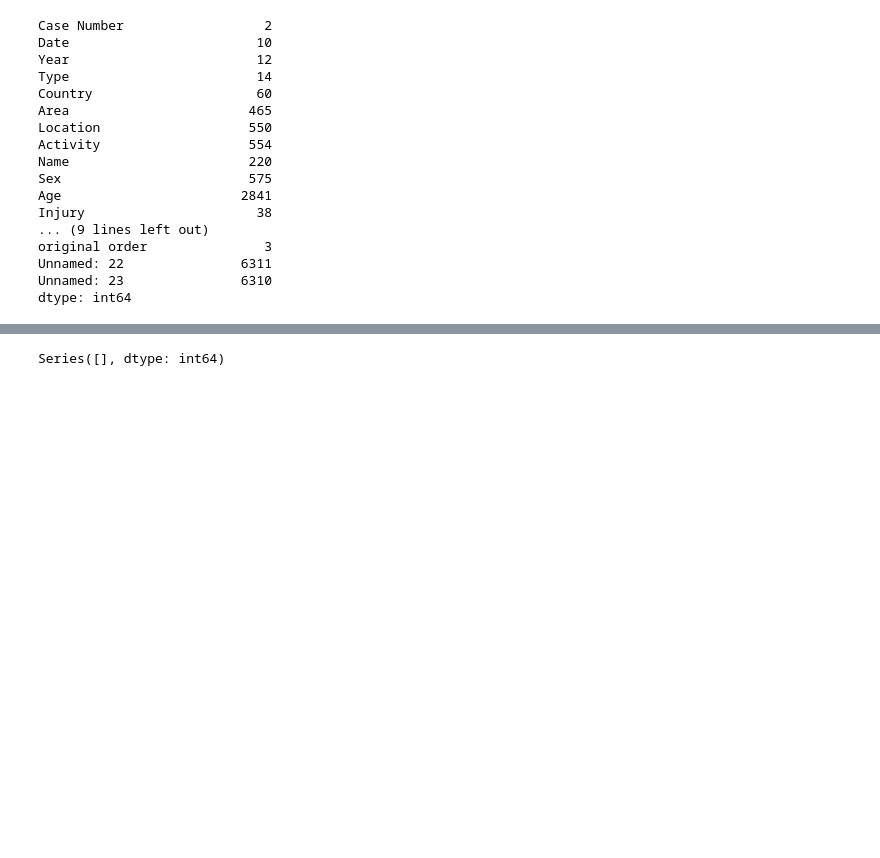
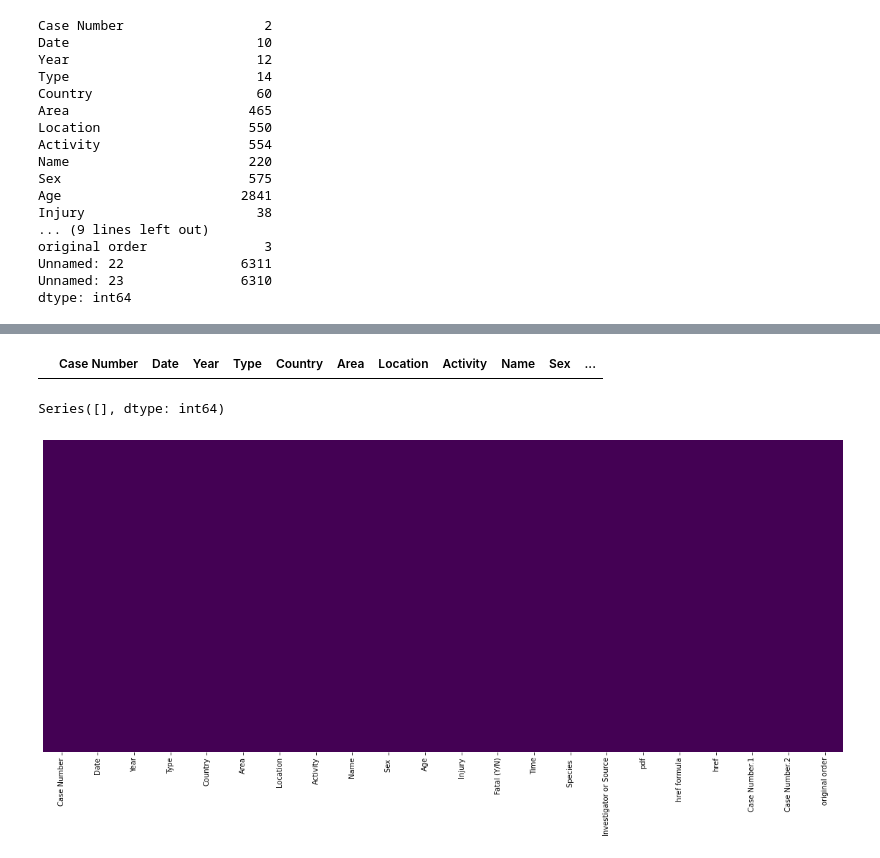
Before and after one commit to Jaimemanrique/sharks_limpieza, a Jupyter notebook: data/sharks_limpieza.ipynb, the cells around one changed output, grey strips where cells are left out. Saved outputs shown, nothing was run; the diff lists cells and outputs as text; code cells hidden in the pictures; blank space fills up the shorter version.

```diff
--- a/data/sharks_limpieza.ipynb
+++ b/data/sharks_limpieza.ipynb
@@ -89,3 +97,7 @@ df.head()
+# %%
+df.tail(0)
+# %% [output]
+|  | Case Number | Date | Year | Type | Country | Area | Location | Activity | Name | Sex | ... |
 # %%
 df.fillna('unknown', inplace = True)
 # %%
@@ -94,4 +106,15 @@ nan_cols = df.isna().sum()
 nan_cols[nan_cols > 0]
 # %% [output]
 Series([], dtype: int64)
+# %%
+plt.figure(figsize=(20,8))
+
+sns.heatmap(df.isna(),
+           yticklabels=False,
+           cmap='viridis',
+           cbar=False)
+
+plt.show()
+# %% [output]
+[figure, added]
 # %%
```
Also changed, not shown: parts of 21 cells of this notebook, 1 other file.
